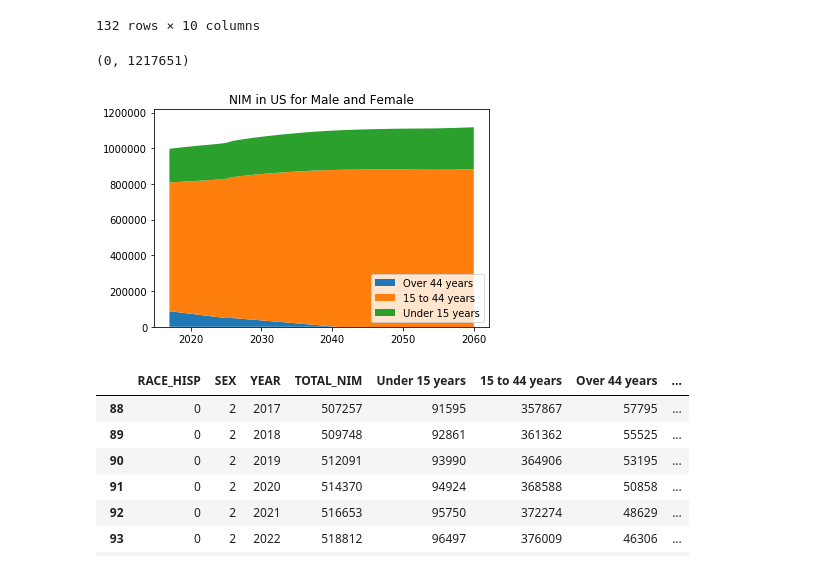
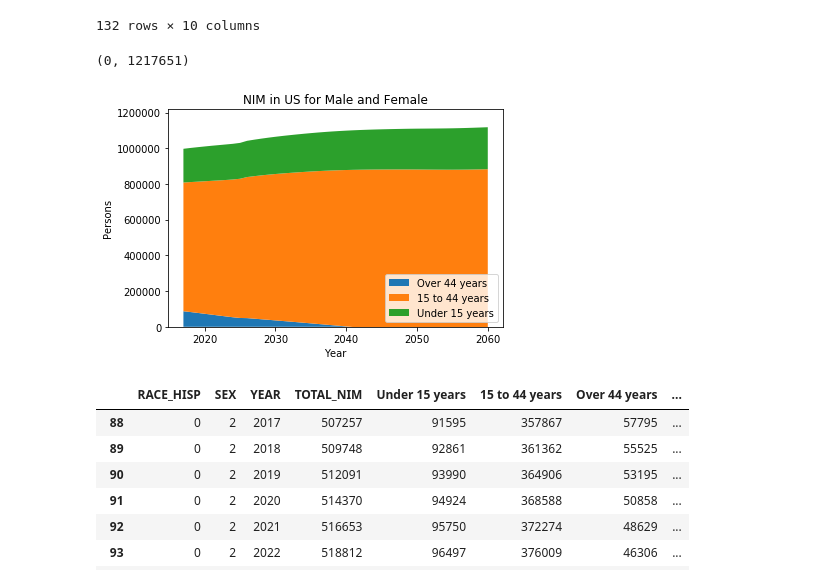
Before and after one commit to plowden/project-1-group-6, a Jupyter notebook: Net International Migration.ipynb, the cells around one changed output. Cells and saved outputs as stored; diff of their text form; code cells hidden in the pictures.

```diff
--- a/Net International Migration.ipynb
+++ b/Net International Migration.ipynb
@@ -149,17 +150,19 @@ nim_df_agegroups
 # %%
 # filter for all sexes
 nim_df_agegroups_mf = nim_df_agegroups.loc[(nim_df_agegroups['SEX']==0),:]
 
 # plot NIM for all sexes using stackplot
-x = range(2017,2061) # CHANGE THIS
+x= range(nim_df_agegroups_mf['YEAR'].min(),nim_df_agegroups_mf['YEAR'].max()+1)
 y = [nim_df_agegroups_mf['Over 44 years'],nim_df_agegroups_mf['15 to 44 years'],nim_df_agegroups_mf['Under 15 years']]
 plt.stackplot(x,y, labels = ['Over 44 years','15 to 44 years','Under 15 years'])
 plt.legend(loc='lower right')
 plt.title('NIM in US for Male and Female')
+plt.xlabel('Year')
+plt.ylabel('Persons')
 plt.ylim(0, nim_df_agegroups_mf["TOTAL_NIM"].max()+100000)
 # %% [output]
 (0, 1217651)
-[figure, old version]
+[figure, new version]
 # %%
 # create new df for NIM females only by age group where sex ==2 is females only
 nim_df_agegroups_females = nim_df_agegroups.loc[(nim_df_agegroups['SEX']==2),:]
```
Also changed, not shown: parts of 10 cells of this notebook, 1 other file.
